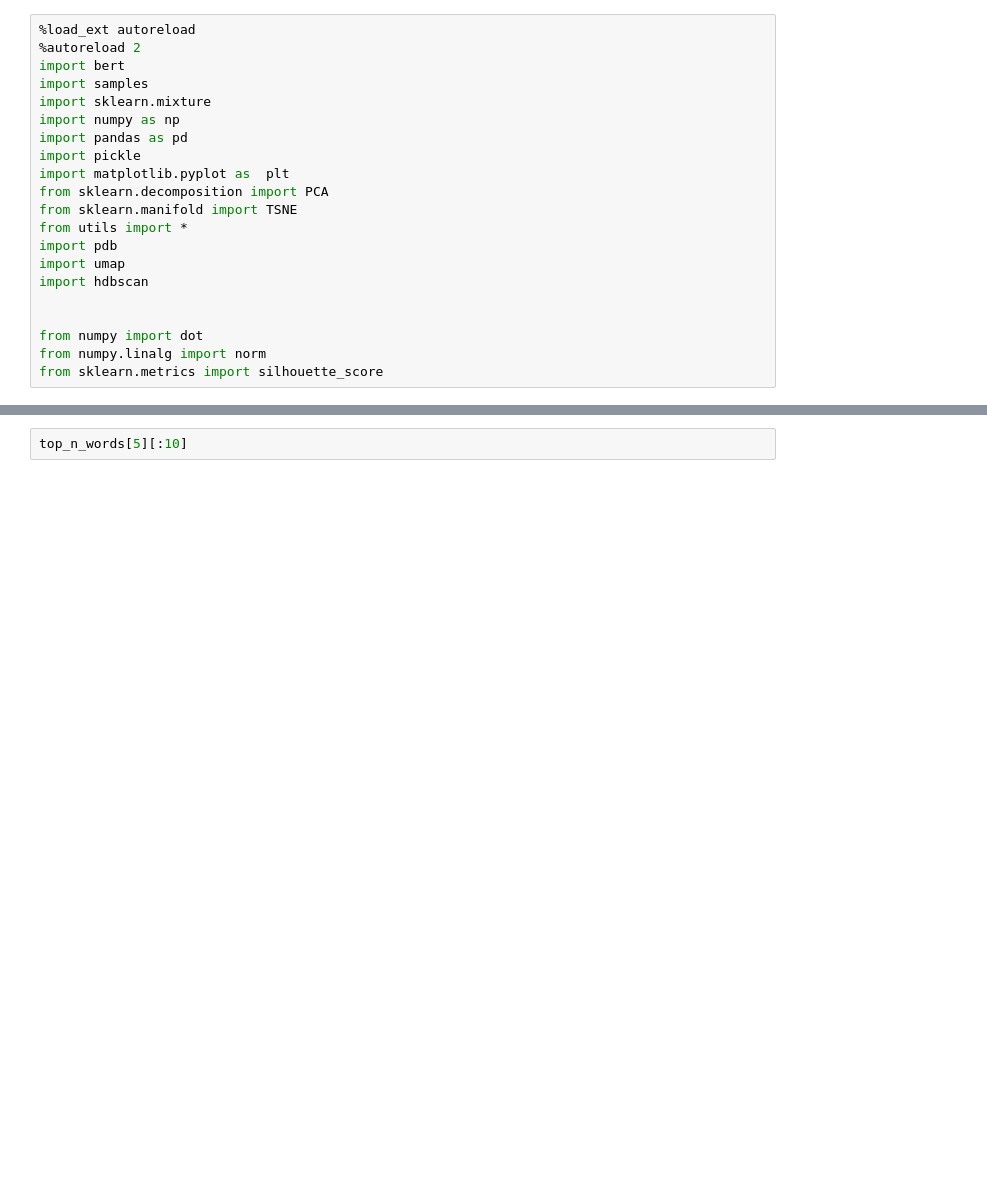
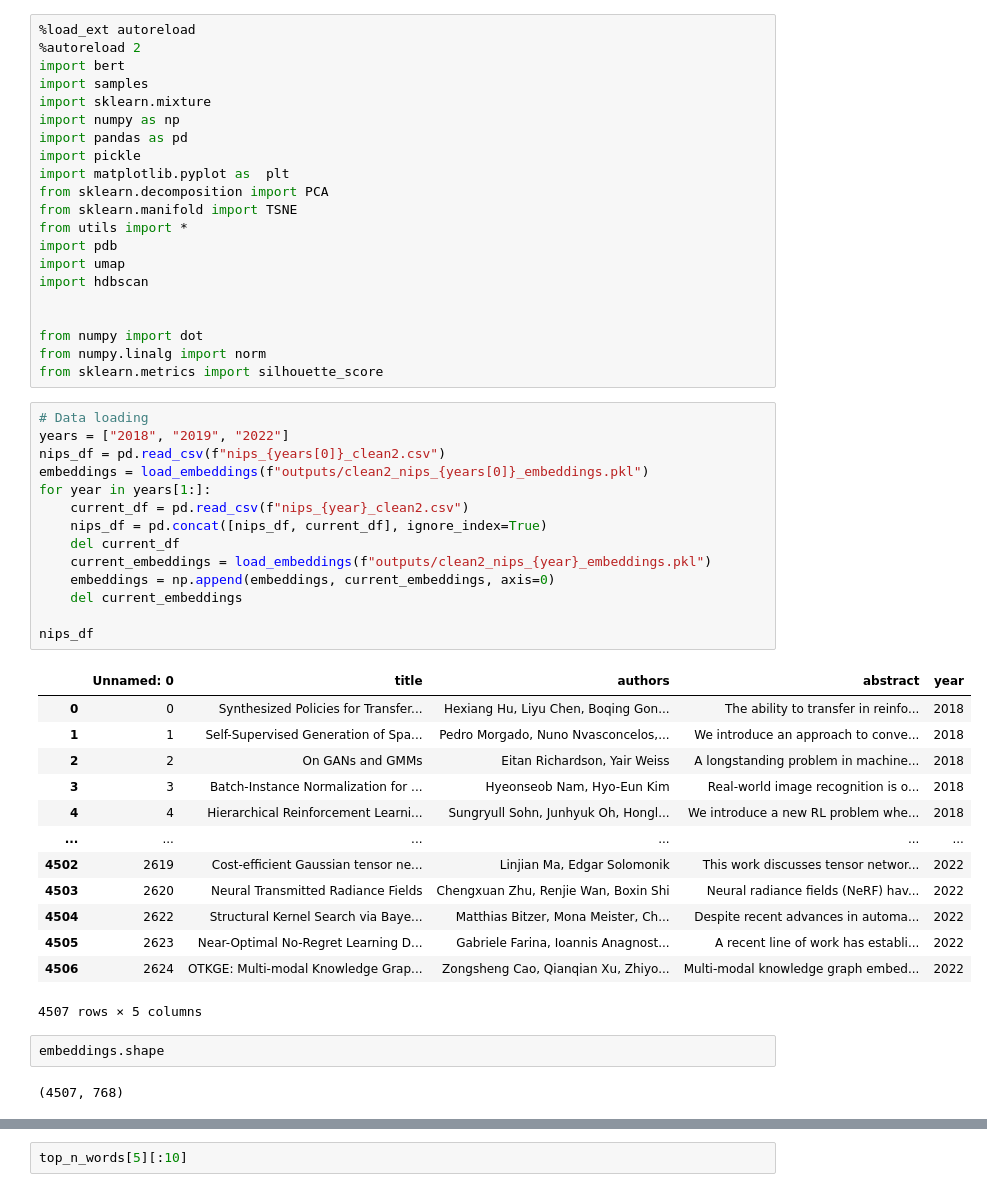
Before and after one commit to echen4628/bert-recommender, a Jupyter notebook: topic_modeling.ipynb, the cells around one changed output, grey strips where cells are left out. Saved outputs shown, nothing was run; the diff lists cells and outputs as text; blank space fills up the shorter version.

```diff
--- a/topic_modeling.ipynb
+++ b/topic_modeling.ipynb
@@ -19,3 +19,35 @@ import hdbscan
 from numpy import dot
 from numpy.linalg import norm
 from sklearn.metrics import silhouette_score
+# %%
+# Data loading
+years = ["2018", "2019", "2022"]
+nips_df = pd.read_csv(f"nips_{years[0]}_clean2.csv")
+embeddings = load_embeddings(f"outputs/clean2_nips_{years[0]}_embeddings.pkl")
+for year in years[1:]:
+    current_df = pd.read_csv(f"nips_{year}_clean2.csv")
+    nips_df = pd.concat([nips_df, current_df], ignore_index=True)
+    del current_df
+    current_embeddings = load_embeddings(f"outputs/clean2_nips_{year}_embeddings.pkl")
+    embeddings = np.append(embeddings, current_embeddings, axis=0)
+    del current_embeddings
+
+nips_df
+# %% [output]
+|  | Unnamed: 0 | title | authors | abstract | year |
+| 0 | 0 | Synthesized Policies for Transfer... | Hexiang Hu, Liyu Chen, Boqing Gon... | The ability to transfer in reinfo... | 2018 |
+| 1 | 1 | Self-Supervised Generation of Spa... | Pedro Morgado, Nuno Nvasconcelos,... | We introduce an approach to conve... | 2018 |
+| 2 | 2 | On GANs and GMMs | Eitan Richardson, Yair Weiss | A longstanding problem in machine... | 2018 |
+| 3 | 3 | Batch-Instance Normalization for ... | Hyeonseob Nam, Hyo-Eun Kim | Real-world image recognition is o... | 2018 |
+| 4 | 4 | Hierarchical Reinforcement Learni... | Sungryull Sohn, Junhyuk Oh, Hongl... | We introduce a new RL problem whe... | 2018 |
+| ... | ... | ... | ... | ... | ... |
+| 4502 | 2619 | Cost-efficient Gaussian tensor ne... | Linjian Ma, Edgar Solomonik | This work discusses tensor networ... | 2022 |
+| 4503 | 2620 | Neural Transmitted Radiance Fields | Chengxuan Zhu, Renjie Wan, Boxin Shi | Neural radiance fields (NeRF) hav... | 2022 |
+| 4504 | 2622 | Structural Kernel Search via Baye... | Matthias Bitzer, Mona Meister, Ch... | Despite recent advances in automa... | 2022 |
+| 4505 | 2623 | Near-Optimal No-Regret Learning D... | Gabriele Farina, Ioannis Anagnost... | A recent line of work has establi... | 2022 |
+| 4506 | 2624 | OTKGE: Multi-modal Knowledge Grap... | Zongsheng Cao, Qianqian Xu, Zhiyo... | Multi-modal knowledge graph embed... | 2022 |
+4507 rows × 5 columns
+# %%
+embeddings.shape
+# %% [output]
+(4507, 768)
```
Also changed, not shown: parts of 8 cells of this notebook, 6 other files.
